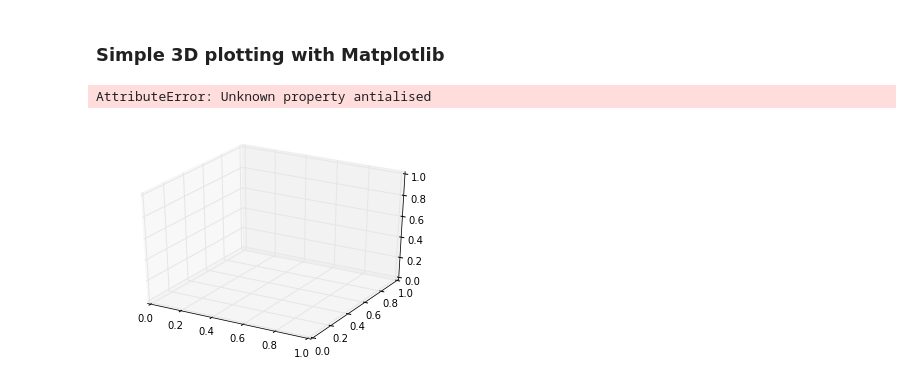
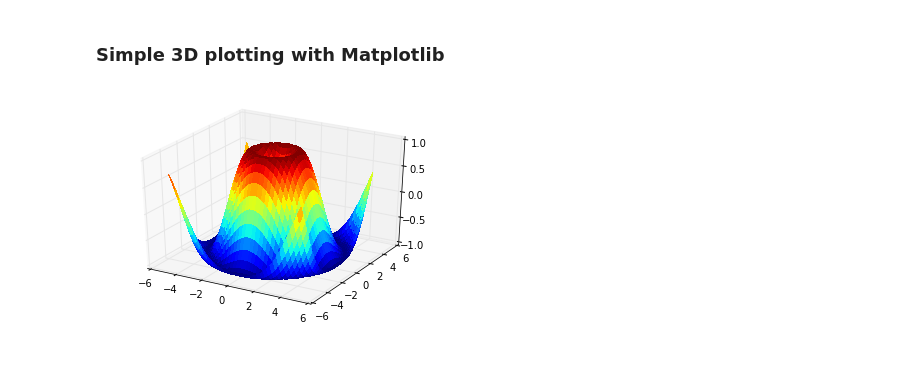
Before and after one commit to nwilli14/PHYS202-S14, a Jupyter notebook: Graphics/GraphicsTour.ipynb, the cells around one changed output. Cells and saved outputs as stored; diff of their text form; code cells hidden in the pictures.

```diff
--- a/Graphics/GraphicsTour.ipynb
+++ b/Graphics/GraphicsTour.ipynb
@@ -758,18 +995,17 @@ from mpl_toolkits.mplot3d import Axes3D
 # %%
 from mpl_toolkits.mplot3d.axes3d import Axes3D
 from matplotlib import cm
 
 fig = plt.figure()
-ax = fig.add_subplot(1,1,1, projection='3d')
+ax = fig.add_subplot(1, 1, 1, projection='3d')
 X = np.arange(-5, 5, 0.25)
 Y = np.arange(-5, 5, 0.25)
-#Re-factor the x, y arrays to be a 2-D grid
+#Re-factor the x,y arrays to be a 2-D grid
 X, Y = np.meshgrid(X, Y)
 R = np.sqrt(X**2 + Y**2)
 Z = np.sin(R)
 surf = ax.plot_surface(X, Y, Z, rstride=1, cstride=1, cmap=cm.jet,
-                       linewidth=0, antialised=False)
+        linewidth=0, antialiased=False)
 ax.set_zlim3d(-1.01, 1.01);
 # %% [output]
-AttributeError: Unknown property antialised
-[figure, old version]
+[figure, new version]
```
Also changed, not shown: parts of 17 cells of this notebook, 17 other files.
